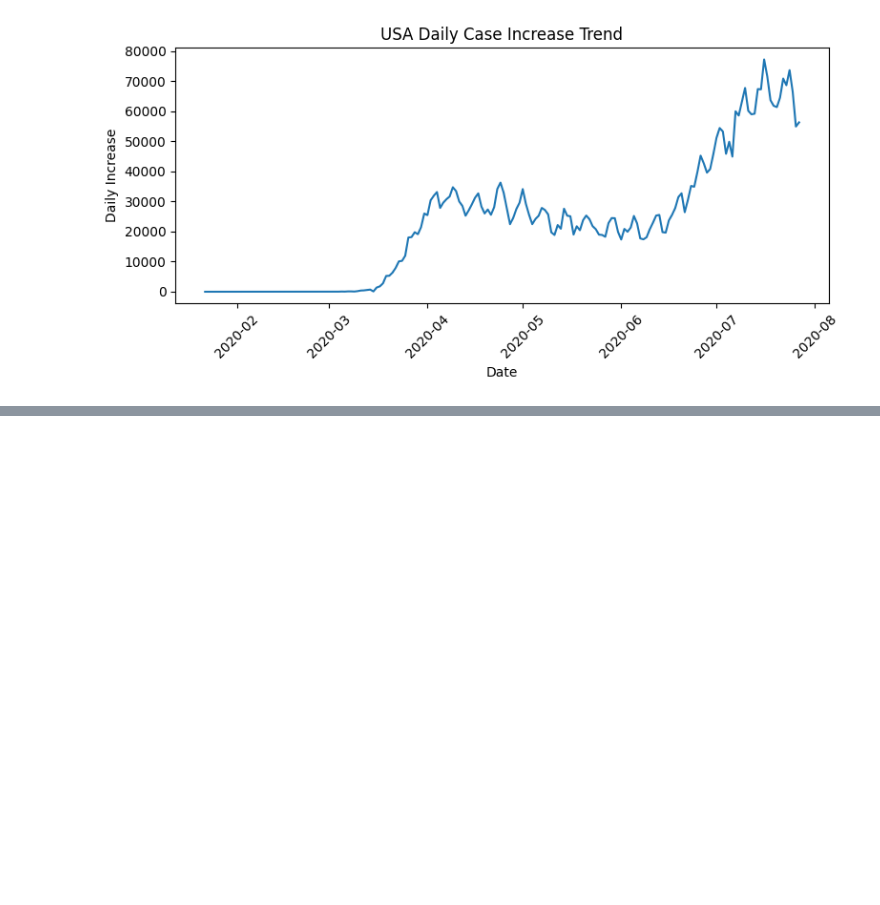
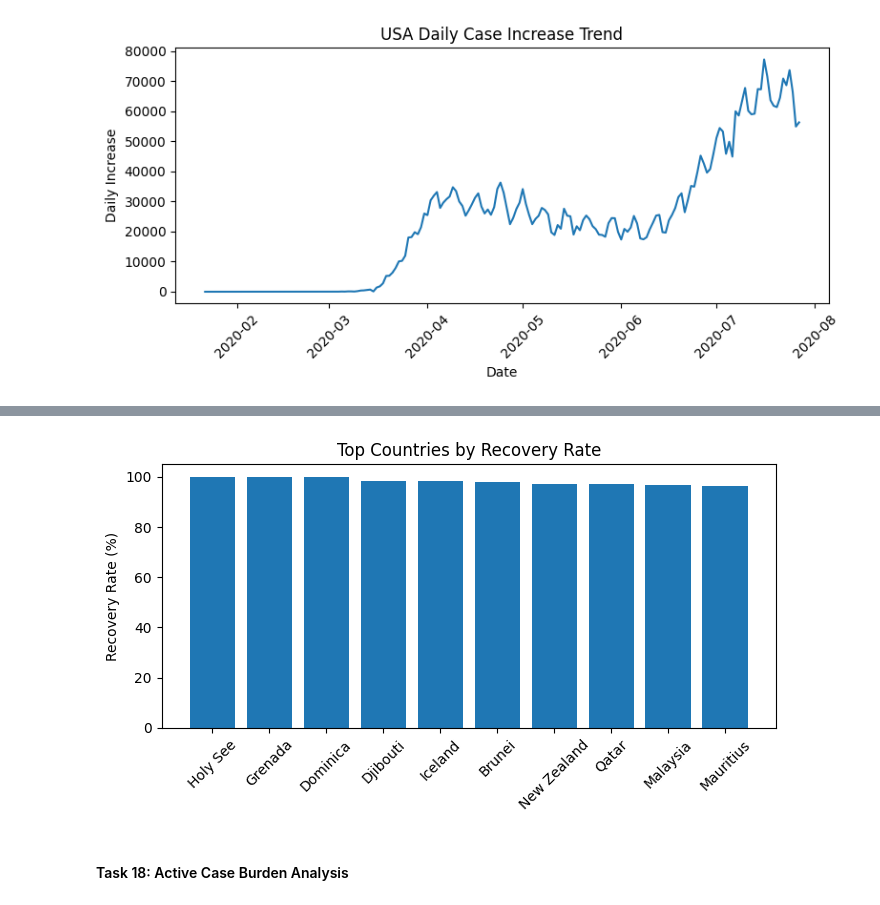
Before and after one commit to vivekdesai1215/Covid-19-Analysis-Pipeline-PySpark, a Jupyter notebook: covid19_analysis_pyspark.ipynb, the cells around one changed output, grey strips where cells are left out. Saved outputs shown, nothing was run; the diff lists cells and outputs as text; code cells hidden in the pictures; blank space fills up the shorter version.

```diff
--- a/covid19_analysis_pyspark.ipynb
+++ b/covid19_analysis_pyspark.ipynb
@@ -654,0 +936,19 @@ plt.show()
+# %%
+from pyspark.sql.functions import col, round
+
+recovery_df = country_latest.withColumn(
+    "Recovery_Rate",
+    round(
+        (col("Recovered") / col("Confirmed")) * 100,
+        2
+    )
+)
+
+best_recovery = recovery_df.select(
+    "Country/Region",
+    "Recovery_Rate"
+).orderBy(
+    col("Recovery_Rate").desc()
+).limit(10)
+
+best_recovery.show()
@@ -654,0 +994,21 @@ plt.show()
+# %%
+best_pd = best_recovery.toPandas()
+
+import matplotlib.pyplot as plt
+
+plt.figure(figsize=(7,4))
+
+plt.bar(
+    best_pd["Country/Region"],
+    best_pd["Recovery_Rate"]
+)
+
+plt.xticks(rotation=45)
+plt.title("Top Countries by Recovery Rate")
+plt.ylabel("Recovery Rate (%)")
+plt.tight_layout()
+plt.show()
+# %% [output]
+[figure, added]
+# %% [markdown]
+#### Task 18: Active Case Burden Analysis
```
Also changed, not shown: parts of 37 cells of this notebook.
